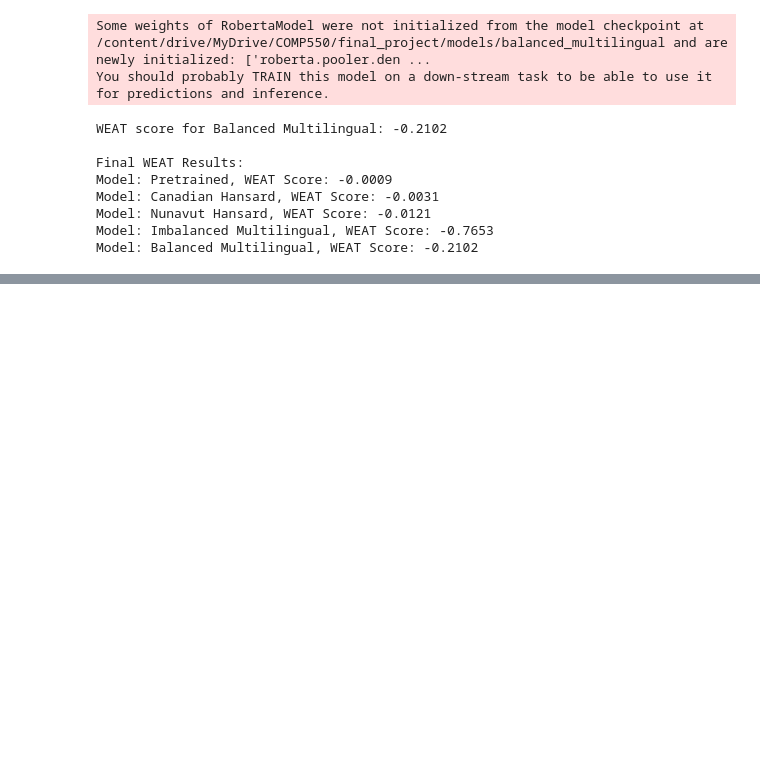
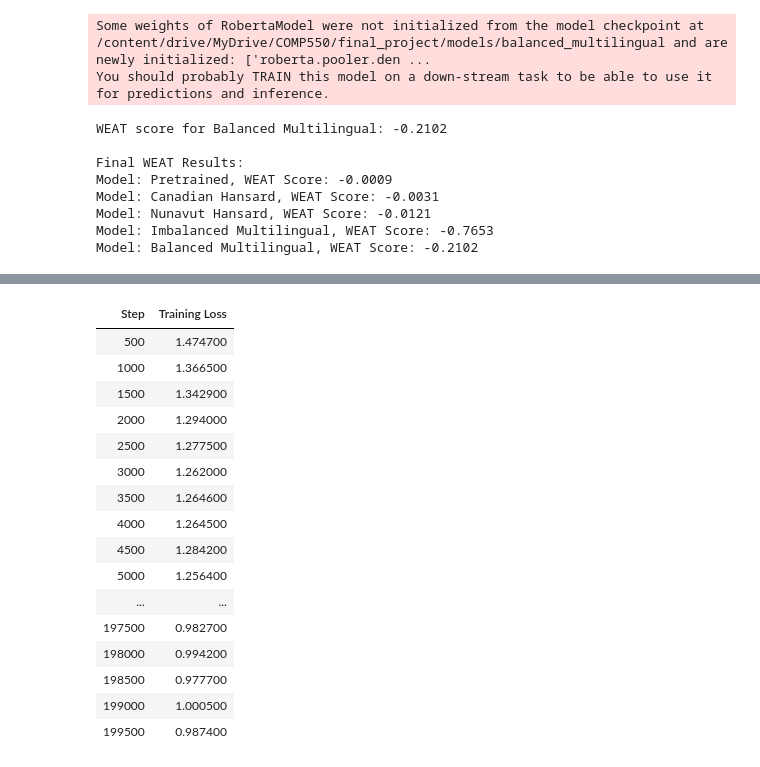
Before and after one commit to asaad02/Analyzing-Bias-Transfer-in-Multilingual-Transformer-Models, a Jupyter notebook: Files/final_comp550_project_training_preliminary_analysis.ipynb, the cells around one changed output, grey strips where cells are left out. Saved outputs shown, nothing was run; the diff lists cells and outputs as text; code cells hidden in the pictures; blank space fills up the shorter version.

```diff
--- a/Files/final_comp550_project_training_preliminary_analysis.ipynb
+++ b/Files/final_comp550_project_training_preliminary_analysis.ipynb
@@ -1483,0 +1612,16 @@ Model: Balanced Multilingual, WEAT Score: -0.2102
+# %%
+import os
+
+# Define the directory path to save tokenized datasets
+drive_save_path = "/content/drive/MyDrive/COMP550/final_project/tokenized_mlm_datasets"
+
+# Ensure the directory exists
+os.makedirs(drive_save_path, exist_ok=True)
+
+# Save each tokenized dataset to the specified directory
+for key, dataset in datasets.items():
+    save_path = os.path.join(drive_save_path, f"{key}_tokenized")
+    print(f"Saving {key} dataset to {save_path}...")
+    dataset.save_to_disk(save_path)
+
+print("All tokenized datasets have been successfully saved!")
@@ -1483,0 +1631,62 @@ Model: Balanced Multilingual, WEAT Score: -0.2102
+# %%
+import torch
+# Data Collator for MLM
+data_collator = DataCollatorForLanguageModeling(
+    tokenizer=tokenizer,
+    mlm=True,
+    mlm_probability=0.15
+)
+
+# Fine-tuning function for MLM
+def fine_tune_mlm_model(train_dataset, output_model_path, log_dir):
+    print(f"Fine-tuning MLM model for {output_model_path}...")
+    model = RobertaForMaskedLM.from_pretrained("roberta-base").to("cuda" if torch.cuda.is_available() else "cpu")
+
+    training_args = TrainingArguments(
+        output_dir=output_model_path,
+        evaluation_strategy="no",
+        learning_rate=2e-5,
+        per_device_train_batch_size=8,  # Reduced due to GPU memory constraints
+        num_train_epochs=3,
+        weight_decay=0.01,
+        save_steps=5000,
+        save_total_limit=1,
+        logging_dir=log_dir,
+        logging_steps=500,
+        fp16=True,  # Mixed precision training
+        report_to="none",
+    )
+
+    trainer = Trainer(
+        model=model,
+        args=training_args,
+        train_dataset=train_dataset,
+        tokenizer=tokenizer,
+        data_collator=data_collator,
+    )
+
+    trainer.train()
+    model.save_pretrained(output_model_path)
+    tokenizer.save_pretrained(output_model_path)
+    print(f"Model saved to {output_model_path}")
+
+# Define paths for logs and saved models
+log_dir = "./logs"  # Directory for logs
+output_dir = "/content/drive/MyDrive/COMP550/final_project/models"
+
+# Model save paths
+model_paths = {
+    #"canadian": os.path.join(output_dir, "canadian_hansard_mlm"),
+    #"nunavut": os.path.join(output_dir, "nunavut_hansard_mlm"),
+    #"imbalanced": os.path.join(output_dir, "imbalanced_multilingual_mlm"),
+    "balanced": os.path.join(output_dir, "balanced_multilingual_mlm"),
+}
+
+# Train MLM models
+for key, dataset in datasets.items():
+    log_path = os.path.join(log_dir, key)
+    print(f"Training MLM model for {key} dataset...")
+    fine_tune_mlm_model(dataset, model_paths[key], log_path)
+
+print("All MLM models trained successfully!")
+# %% [output]
@@ -1483,0 +1696,17 @@ Model: Balanced Multilingual, WEAT Score: -0.2102
+| Step | Training Loss |
+| 500 | 1.474700 |
+| 1000 | 1.366500 |
+| 1500 | 1.342900 |
+| 2000 | 1.294000 |
+| 2500 | 1.277500 |
+| 3000 | 1.262000 |
+| 3500 | 1.264600 |
+| 4000 | 1.264500 |
+| 4500 | 1.284200 |
+| 5000 | 1.256400 |
+| ... | ... |
+| 197500 | 0.982700 |
+| 198000 | 0.994200 |
+| 198500 | 0.977700 |
+| 199000 | 1.000500 |
+| 199500 | 0.987400 |
```
Also changed, not shown: parts of 11 cells of this notebook.
